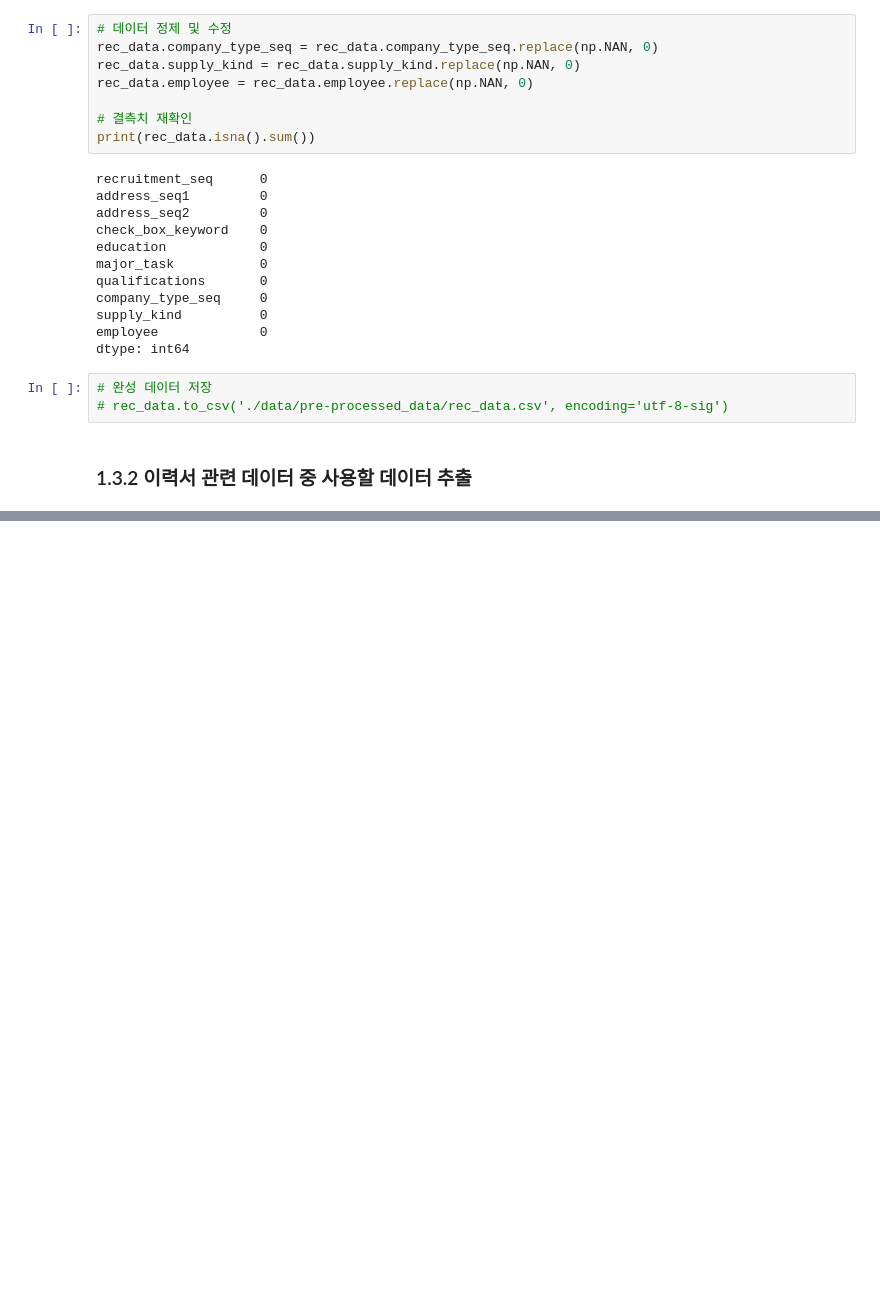
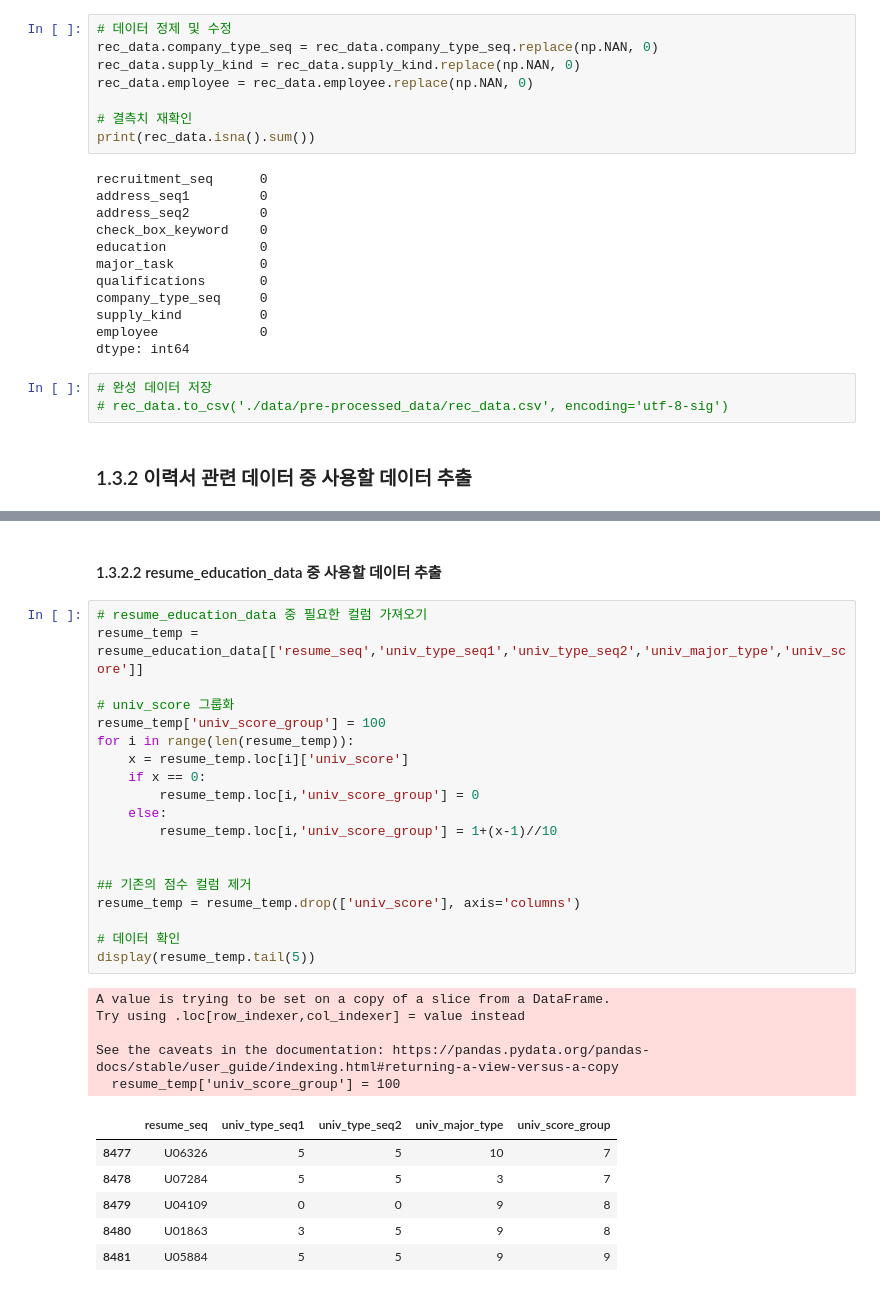
Before and after one commit to Kim-SeongSu/Dacon_Kookmin_University, a Jupyter notebook: kookmin_ai.ipynb, the cells around one changed output, grey strips where cells are left out. Cells and saved outputs as stored; diff of their text form; blank space fills up the shorter version.

```diff
--- a/kookmin_ai.ipynb
+++ b/kookmin_ai.ipynb
@@ -743,0 +565,33 @@ dtype: int64
+# %% [markdown]
+#### 1.3.2.2 resume_education_data 중 사용할 데이터 추출
+# %%
+# resume_education_data 중 필요한 컬럼 가져오기
+resume_temp = resume_education_data[['resume_seq','univ_type_seq1','univ_type_seq2','univ_major_type','univ_score']]
+
+# univ_score 그룹화
+resume_temp['univ_score_group'] = 100
+for i in range(len(resume_temp)):
+    x = resume_temp.loc[i]['univ_score']
+    if x == 0:
+        resume_temp.loc[i,'univ_score_group'] = 0
+    else:
+        resume_temp.loc[i,'univ_score_group'] = 1+(x-1)//10
+
+
+## 기존의 점수 컬럼 제거
+resume_temp = resume_temp.drop(['univ_score'], axis='columns')
+
+# 데이터 확인
+display(resume_temp.tail(5))
+# %% [output]
+A value is trying to be set on a copy of a slice from a DataFrame.
+Try using .loc[row_indexer,col_indexer] = value instead
+
+See the caveats in the documentation: https://pandas.pydata.org/pandas-docs/stable/user_guide/indexing.html#returning-a-view-versus-a-copy
+  resume_temp['univ_score_group'] = 100
+|  | resume_seq | univ_type_seq1 | univ_type_seq2 | univ_major_type | univ_score_group |
+| 8477 | U06326 | 5 | 5 | 10 | 7 |
+| 8478 | U07284 | 5 | 5 | 3 | 7 |
+| 8479 | U04109 | 0 | 0 | 9 | 8 |
+| 8480 | U01863 | 3 | 5 | 9 | 8 |
+| 8481 | U05884 | 5 | 5 | 9 | 9 |
```
Also changed, not shown: parts of 35 cells of this notebook.
